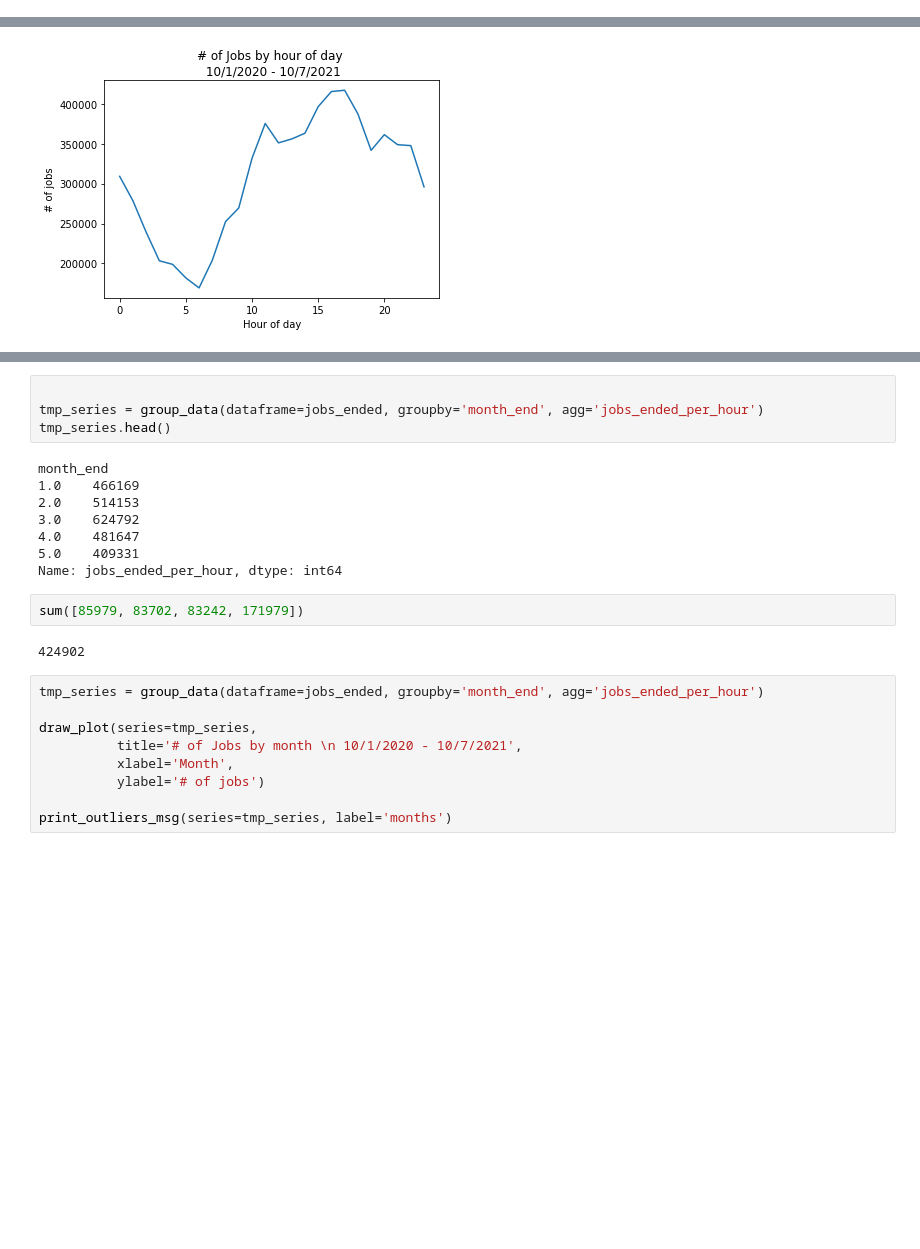
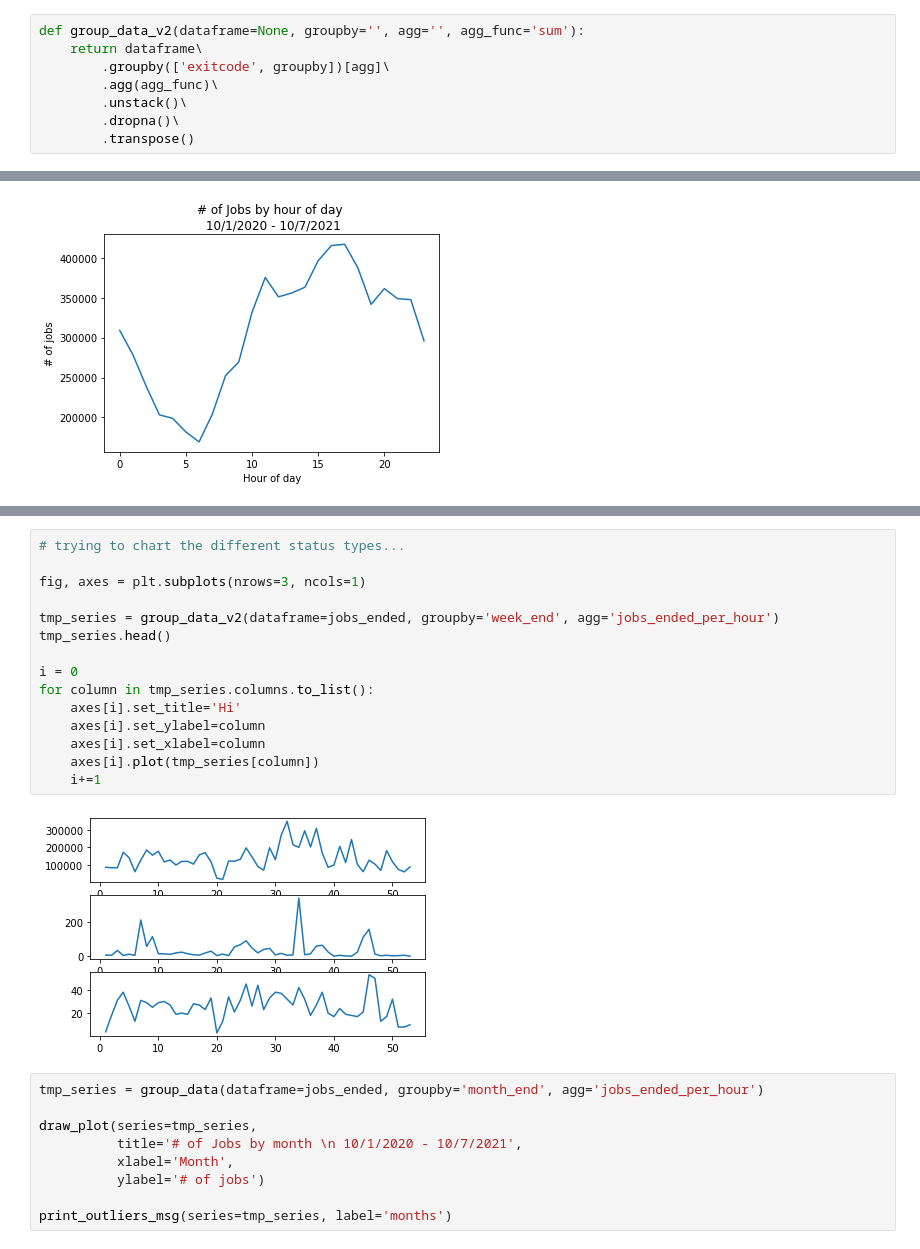
Before and after one commit to nss-data-science-cohort-5/accre-red-skittles, a Jupyter notebook: notebooks/fullsample.ipynb, the cells around one changed output, grey strips where cells are left out. Drawn from its saved outputs; the diff is of its cells as text; blank space fills up the shorter version.

Commit message:
plotting different endcode types

```diff
--- a/notebooks/fullsample.ipynb
+++ b/notebooks/fullsample.ipynb
@@ -101,3 +104,11 @@ def group_data(dataframe=None, groupby='', agg='', agg_func='sum'):
+# %%
+def group_data_v2(dataframe=None, groupby='', agg='', agg_func='sum'):
+    return dataframe\
+        .groupby(['exitcode', groupby])[agg]\
+        .agg(agg_func)\
+        .unstack()\
+        .dropna()\
+        .transpose()
 # %%
 tmp_series = group_data(dataframe=jobs_ended, groupby='hour_of_day_end', agg='jobs_ended_per_hour')
 
@@ -124,22 +134,23 @@ print_outliers_msg(series=tmp_series, label='weeks')
 The top 5 busiest weeks were: [43 31 35 37 32]
 The least busiest weeks were: [21 20 52  6 45]
 [figure]
-# %%
-
-tmp_series = group_data(dataframe=jobs_ended, groupby='month_end', agg='jobs_ended_per_hour')
-tmp_series.head()
-# %% [output]
-month_end
-1.0    466169
-2.0    514153
-3.0    624792
-4.0    481647
-5.0    409331
-Name: jobs_ended_per_hour, dtype: int64
-# %%
-sum([85979, 83702, 83242, 171979])
-# %% [output]
-424902
+# %%
+# trying to chart the different status types...
+
+fig, axes = plt.subplots(nrows=3, ncols=1)
+
+tmp_series = group_data_v2(dataframe=jobs_ended, groupby='week_end', agg='jobs_ended_per_hour')
+tmp_series.head()
+
+i = 0
+for column in tmp_series.columns.to_list():
+    axes[i].set_title='Hi'
+    axes[i].set_ylabel=column
+    axes[i].set_xlabel=column
+    axes[i].plot(tmp_series[column])
+    i+=1
+# %% [output]
+[figure, added]
 # %%
 tmp_series = group_data(dataframe=jobs_ended, groupby='month_end', agg='jobs_ended_per_hour')
 
```
Also changed, not shown: parts of 4 cells of this notebook.
